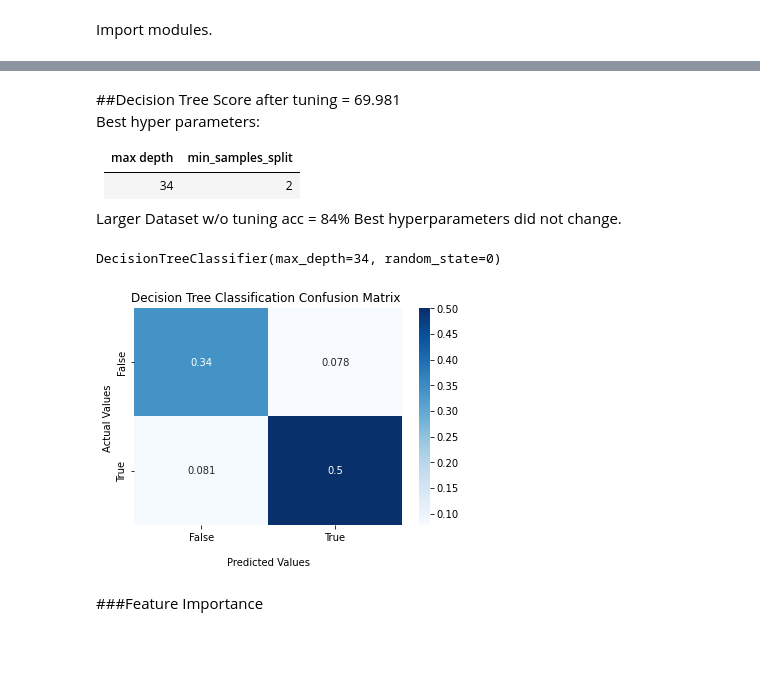
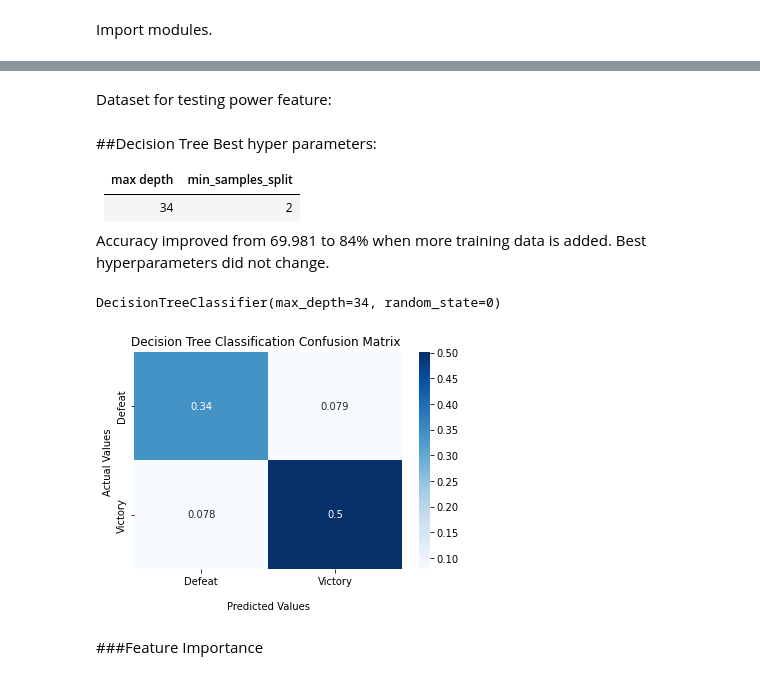
Before and after one commit to Siqi-Fang/BrawlStar_Classification, a Jupyter notebook: BrawlStars_Win_Classification.ipynb, the cells around one changed output, grey strips where cells are left out. Drawn from its saved outputs; the diff is of its cells as text; code cells hidden in the pictures; blank space fills up the shorter version.

Commit message:
Colab, updated data description

```diff
--- a/BrawlStars_Win_Classification.ipynb
+++ b/BrawlStars_Win_Classification.ipynb
@@ -383,0 +435,2 @@ train.drop(['mode', 'map', 'brawler'], inplace=True, axis = 1)
+# %%
+train, test = train_test_split(battle_data, test_size = 0.3)
@@ -405,9 +494,9 @@ Update: Because there are 4 modes that are teams plays versus 1 showdown, we dev
 # %%
 train['team_win_ratio'] = round(
-    (train['3v3_win']/4) / (train['duo_win'] + train['solo_win'] + (train['3v3_win']/4)), 3)
+    (train['3v3_win']/4) / ((train['duo_win'] + train['solo_win'])/2 + (train['3v3_win']/4)), 3)
 # %%
 test['team_win_ratio'] = round(
-    (test['3v3_win']/4) / (test['duo_win'] + test['solo_win'] + (test['3v3_win']/4)), 3)
+    (test['3v3_win']/4) / ((test['duo_win'] + test['solo_win'])/2 + (test['3v3_win']/4)), 3)
 # %%
 train['team_win_ratio'].describe()
 # %% [output]
@@ -519,3 +594,5 @@ A test set with about 1:1 win to lose balance.
 # %%
-X, x_test = train_1.drop('result', axis = 1), test_1.drop('result', axis = 1)
-y, y_test = train_1['result'], test_1['result']
+X, x_test = train.drop('result', axis = 1), test.drop('result', axis = 1)
+y, y_test = train['result'], test['result']
+# %% [markdown]
+Dataset for testing power feature:
@@ -522,14 +602,13 @@ y, y_test = train_1['result'], test_1['result']
 # %% [markdown]
 ##Decision Tree
-Score after tuning = 69.981\
 Best hyper parameters:
 
 max depth| min_samples_split
 --------|----------------
 34 | 2
 
-Larger Dataset w/o tuning
-acc = 84%
+Accuracy improved from
+69.981 to 84% when more training data is added.
 Best hyperparameters did not change.
 # %%
 decision_tree = DecisionTreeClassifier(random_state=0, max_depth=34,
@@ -540,21 +619,20 @@ DecisionTreeClassifier(max_depth=34, random_state=0)
 # %%
 preds = decision_tree.predict(x_test)
 cf_matrix = confusion_matrix(y_test, preds)
 
 ax = sns.heatmap(cf_matrix/np.sum(cf_matrix), annot=True, cmap='Blues')
 
 ax.set_title('Decision Tree Classification Confusion Matrix ');
 ax.set_xlabel('\nPredicted Values')
 ax.set_ylabel('Actual Values ');
 
-## Ticket labels - List must be in alphabetical order
-ax.xaxis.set_ticklabels(['False','True'])
-ax.yaxis.set_ticklabels(['False','True'])
+ax.xaxis.set_ticklabels(['Defeat','Victory'])
+ax.yaxis.set_ticklabels(['Defeat','Victory'])
 
 ## Display the visualization of the Confusion Matrix.
 plt.show()
 # %% [output]
-[figure, old version]
+[figure, new version]
 # %% [markdown]
 ###Feature Importance
 # %%
```
Also changed, not shown: parts of 78 cells of this notebook.
